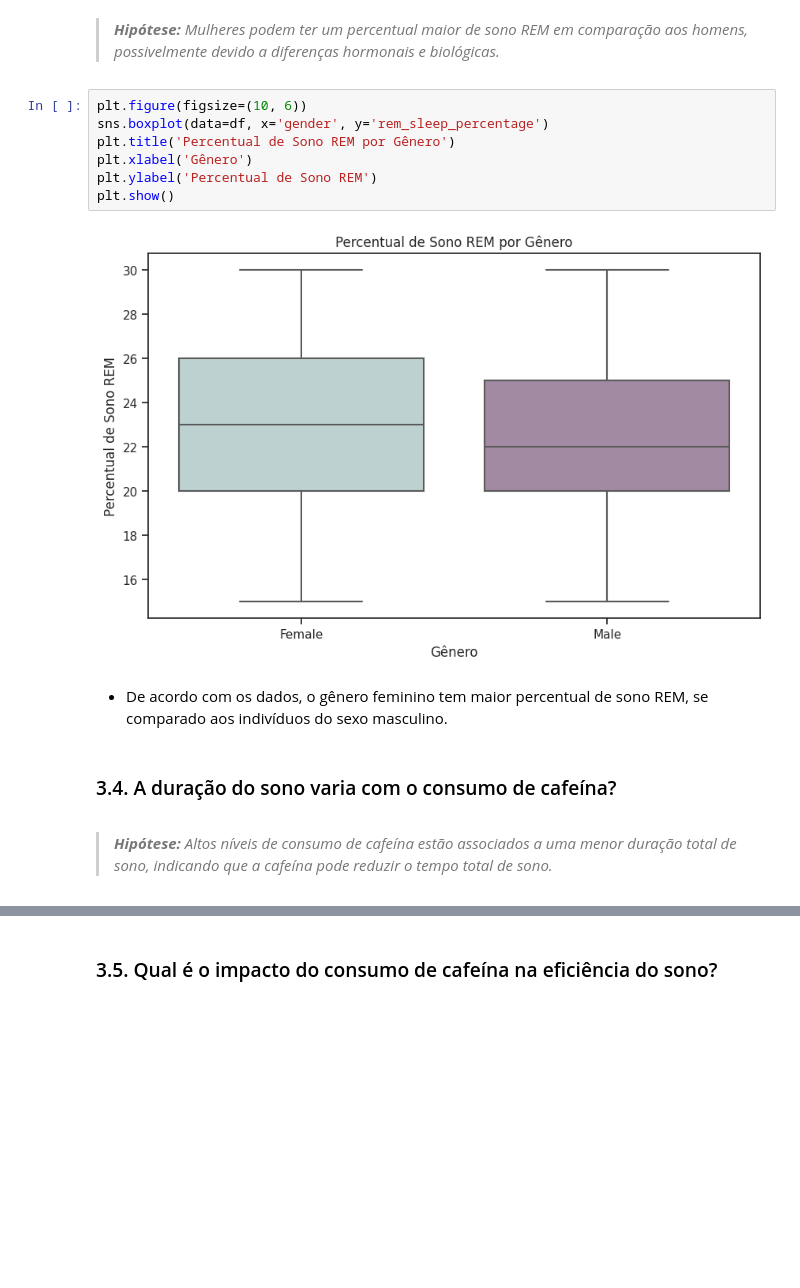
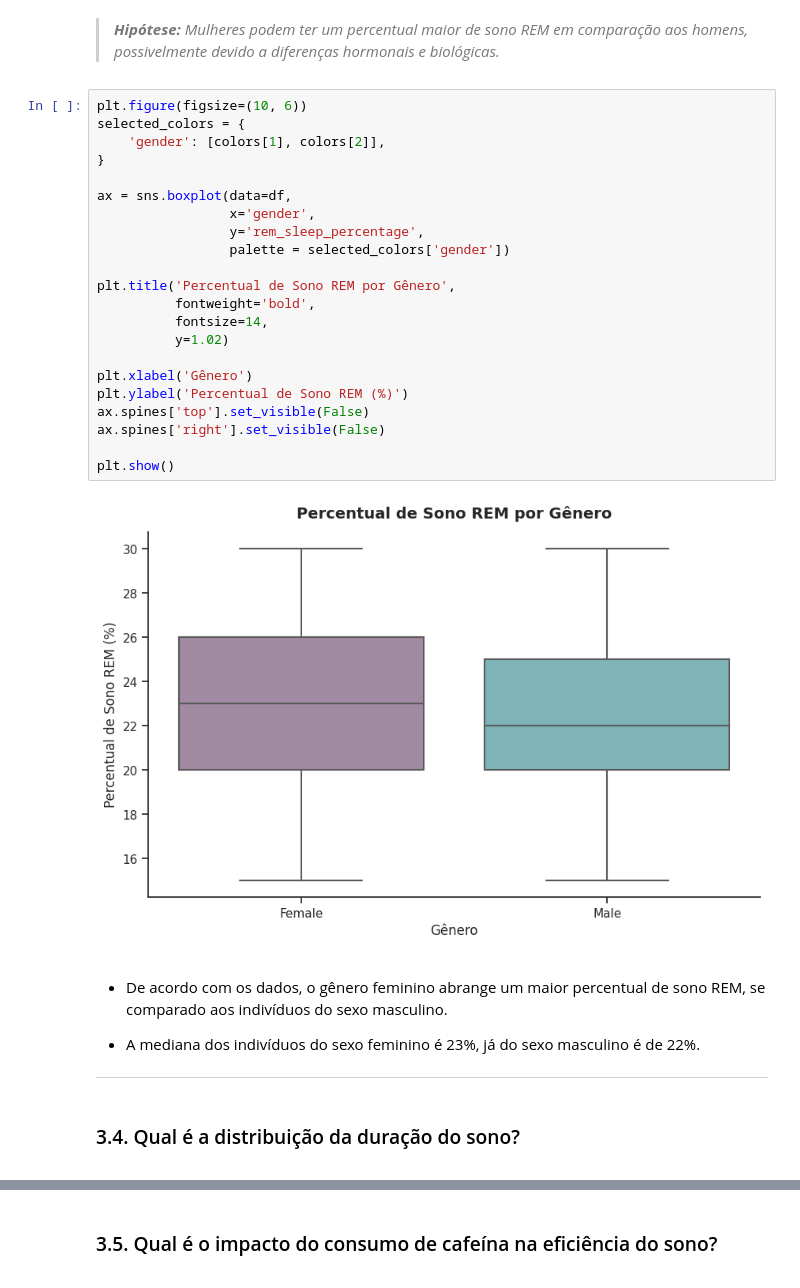
Before and after one commit to atlantico-academy/equipe1-2024.2, a Jupyter notebook: notebooks/01-exploratory_data_analysis.ipynb, the cells around one changed output, grey strips where cells are left out. Cells and saved outputs as stored; diff of their text form; blank space fills up the shorter version.

```diff
--- a/notebooks/01-exploratory_data_analysis.ipynb
+++ b/notebooks/01-exploratory_data_analysis.ipynb
@@ -740,16 +835,33 @@ plt.show()
 >***Hipótese:*** *Mulheres podem ter um percentual maior de sono REM em comparação aos homens, possivelmente devido a diferenças hormonais e biológicas.*
 # %%
 plt.figure(figsize=(10, 6))
-sns.boxplot(data=df, x='gender', y='rem_sleep_percentage')
-plt.title('Percentual de Sono REM por Gênero')
+selected_colors = {
+    'gender': [colors[1], colors[2]],
+}
+
+ax = sns.boxplot(data=df,
+                 x='gender',
+                 y='rem_sleep_percentage',
+                 palette = selected_colors['gender'])
+
+plt.title('Percentual de Sono REM por Gênero',
+          fontweight='bold',
+          fontsize=14,
+          y=1.02)
+
 plt.xlabel('Gênero')
-plt.ylabel('Percentual de Sono REM')
+plt.ylabel('Percentual de Sono REM (%)')
+ax.spines['top'].set_visible(False)
+ax.spines['right'].set_visible(False)
+
 plt.show()
 # %% [output]
-[figure, old version]
+[figure, new version]
 # %% [markdown]
-* De acordo com os dados, o gênero feminino tem maior percentual de sono REM, se comparado aos indivíduos do sexo masculino.
+* De acordo com os dados, o gênero feminino abrange um maior percentual de sono REM, se comparado aos indivíduos do sexo masculino.
+
+* A mediana dos indivíduos do sexo feminino é 23%, já do sexo masculino é de 22%.
+
+---
 # %% [markdown]
-<div id='pergunta_04'><h3>3.4. A duração do sono varia com o consumo de cafeína?</h3></div>
+<div id='pergunta_04'><h3>3.4. Qual é a distribuição da duração do sono?</h3></div>
-# %% [markdown]
->***Hipótese:*** *Altos níveis de consumo de cafeína estão associados a uma menor duração total de sono, indicando que a cafeína pode reduzir o tempo total de sono.*
```
Also changed, not shown: parts of 125 cells of this notebook.
